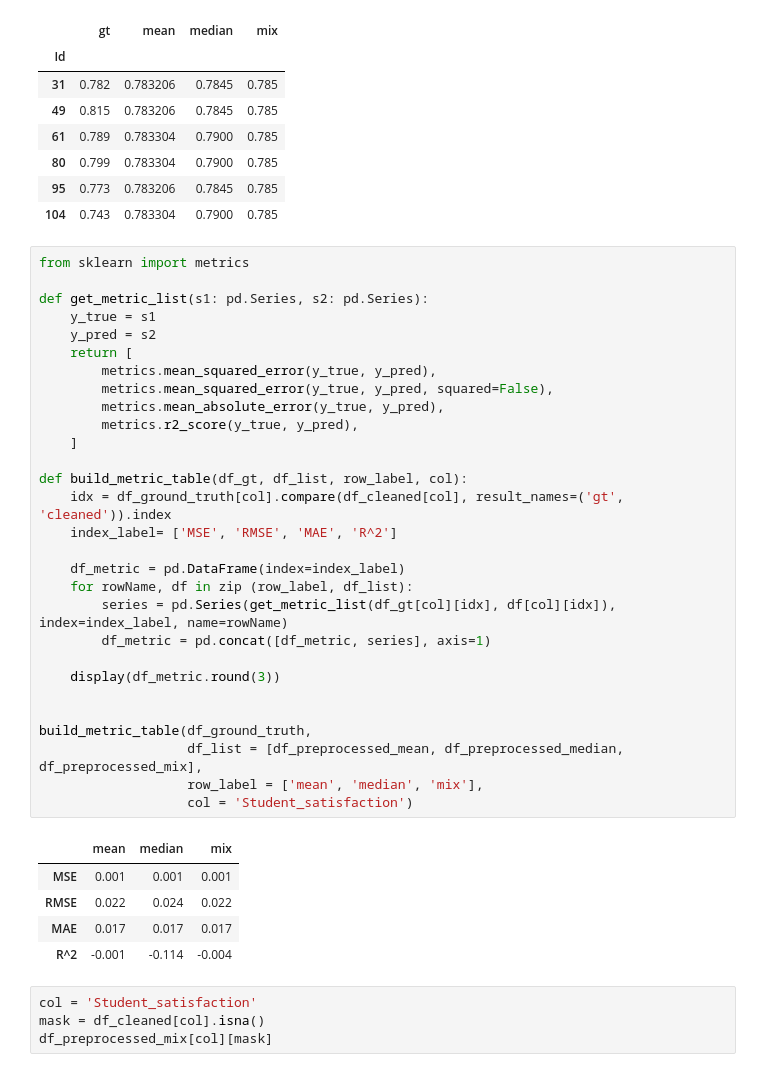
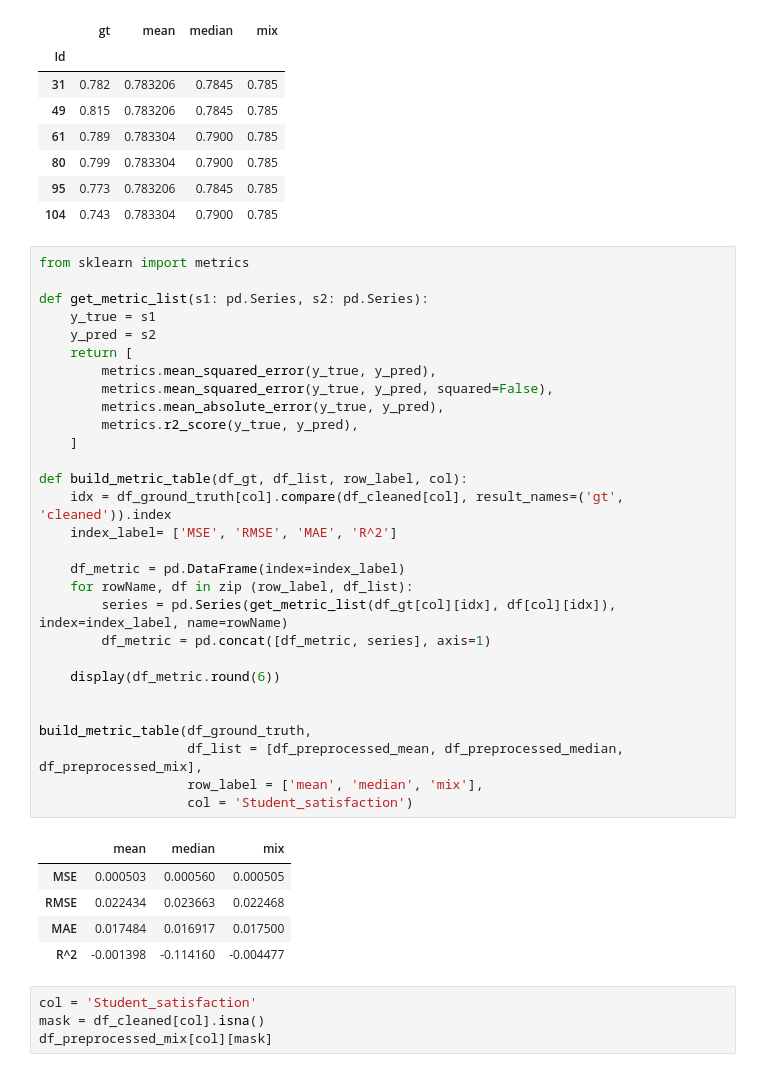
Before and after one commit to xmihol00/kddm1_proj_2023, a Jupyter notebook: src/dataset_analysis/compare_preprocessing.ipynb, the cells around one changed output. Saved outputs shown, nothing was run; the diff lists cells and outputs as text.

```diff
--- a/src/dataset_analysis/compare_preprocessing.ipynb
+++ b/src/dataset_analysis/compare_preprocessing.ipynb
@@ -354,38 +354,38 @@ display(df_info)
 # %%
 from sklearn import metrics
 
 def get_metric_list(s1: pd.Series, s2: pd.Series):
     y_true = s1
     y_pred = s2
     return [
         metrics.mean_squared_error(y_true, y_pred),
         metrics.mean_squared_error(y_true, y_pred, squared=False),
         metrics.mean_absolute_error(y_true, y_pred),
         metrics.r2_score(y_true, y_pred),
     ]
 
 def build_metric_table(df_gt, df_list, row_label, col):
     idx = df_ground_truth[col].compare(df_cleaned[col], result_names=('gt', 'cleaned')).index
     index_label= ['MSE', 'RMSE', 'MAE', 'R^2']
 
     df_metric = pd.DataFrame(index=index_label)
     for rowName, df in zip (row_label, df_list):
         series = pd.Series(get_metric_list(df_gt[col][idx], df[col][idx]), index=index_label, name=rowName)
         df_metric = pd.concat([df_metric, series], axis=1)
 
-    display(df_metric.round(3))
+    display(df_metric.round(6))
 
 
 build_metric_table(df_ground_truth,
                    df_list = [df_preprocessed_mean, df_preprocessed_median, df_preprocessed_mix],
                    row_label = ['mean', 'median', 'mix'],
                    col = 'Student_satisfaction')
 # %% [output]
 |  | mean | median | mix |
-| MSE | 0.001 | 0.001 | 0.001 |
-| RMSE | 0.022 | 0.024 | 0.022 |
-| MAE | 0.017 | 0.017 | 0.017 |
-| R^2 | -0.001 | -0.114 | -0.004 |
+| MSE | 0.000503 | 0.000560 | 0.000505 |
+| RMSE | 0.022434 | 0.023663 | 0.022468 |
+| MAE | 0.017484 | 0.016917 | 0.017500 |
+| R^2 | -0.001398 | -0.114160 | -0.004477 |
 # %%
 col = 'Student_satisfaction'
 mask = df_cleaned[col].isna()
```
Also changed, not shown: 9 other files.
